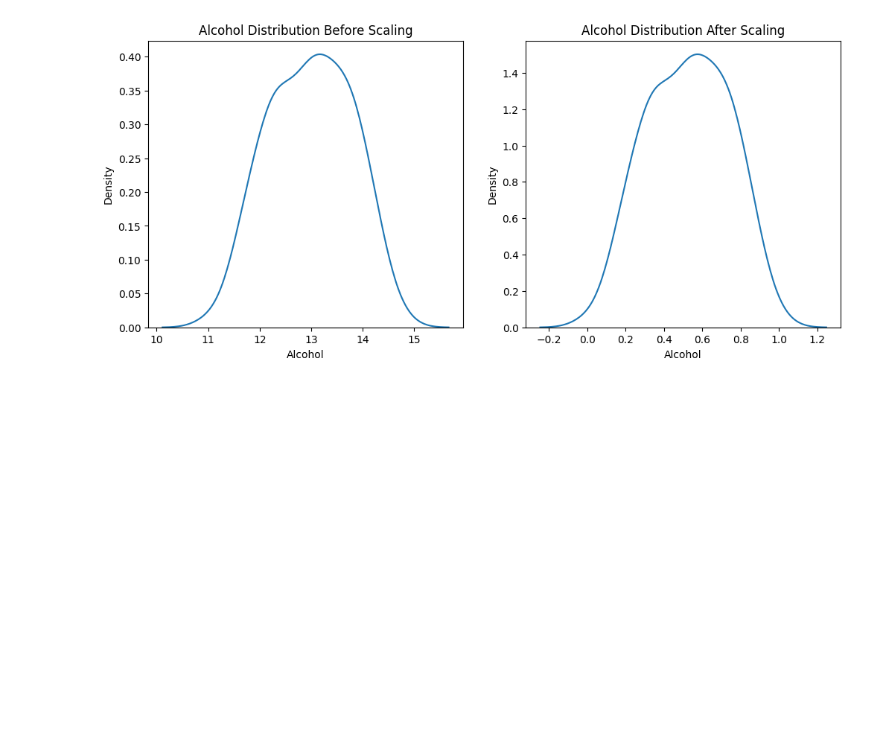
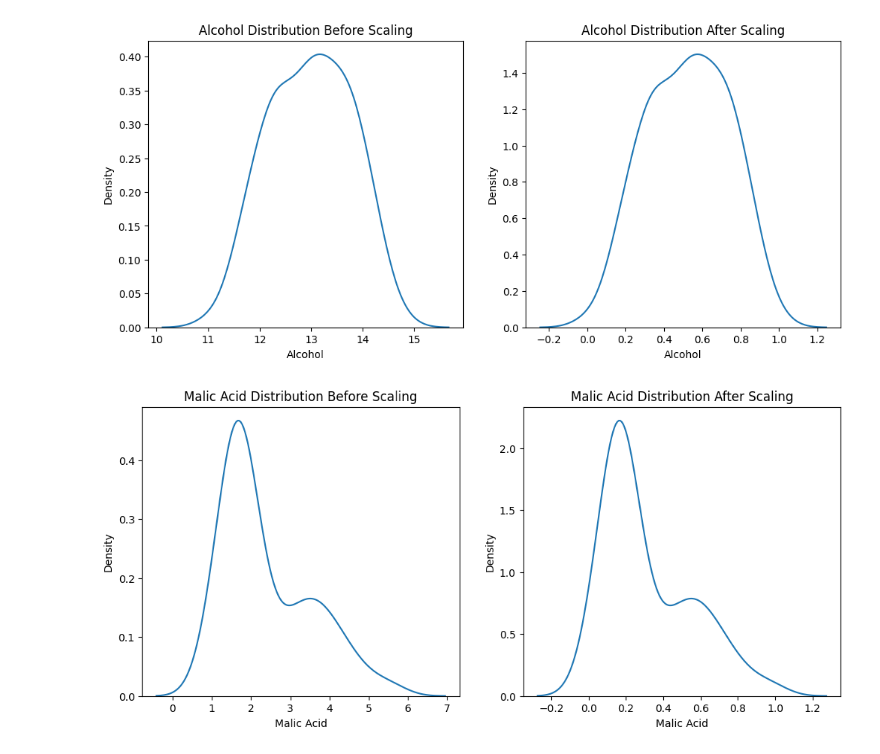
Before and after one commit to Abhishek9500/Machine-learning, a Jupyter notebook: Day 25-Normalization/Day 25.ipynb, the cells around one changed output. Drawn from its saved outputs; the diff is of its cells as text; code cells hidden in the pictures; blank space fills up the shorter version.

```diff
--- a/Day 25-Normalization/Day 25.ipynb
+++ b/Day 25-Normalization/Day 25.ipynb
@@ -152,12 +152,14 @@ plt.show()
 # %%
 fig, (ax1,ax2)=plt.subplots(ncols=2,figsize=(12,5))
 
 #Before Scaling
 ax1.set_title("Malic Acid Distribution Before Scaling")
-sns.kdeplot(x_train['Alcohol'],ax=ax2)
+sns.kdeplot(x_train['Malic Acid'],ax=ax1)
 
 # Aftger Scaling
 ax2.set_title("Malic Acid Distribution After Scaling")
-sns.kdeplot(x_train_scaled['Alcohol'],ax=ax2)
+sns.kdeplot(x_train_scaled['Malic Acid'],ax=ax2)
 
 plt.show()
+# %% [output]
+[figure, added]
```
Also changed, not shown: 2 other files.
